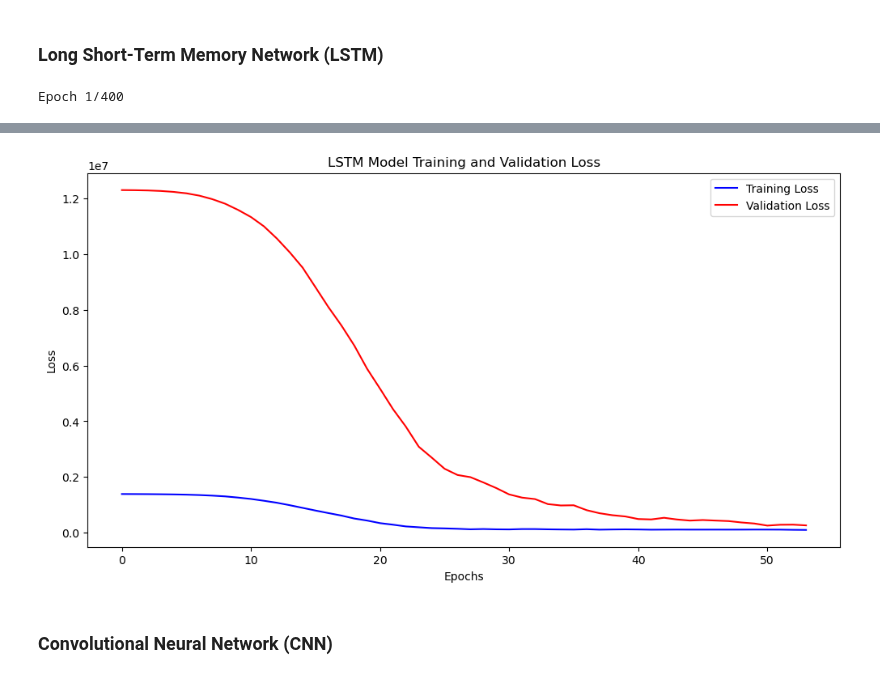
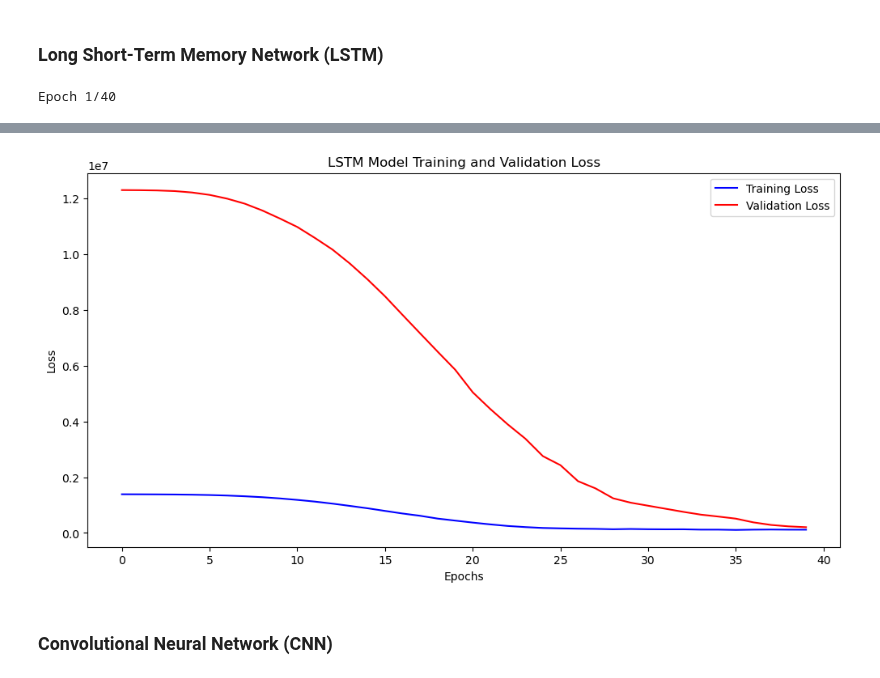
Before and after one commit to radubauzh/Quantitative_Trading_Algorithm, a Jupyter notebook: SP500_Trading_Algorithm.ipynb, the cells around one changed output, grey strips where cells are left out. Cells and saved outputs as stored; diff of their text form; code cells hidden in the pictures.

```diff
--- a/SP500_Trading_Algorithm.ipynb
+++ b/SP500_Trading_Algorithm.ipynb
@@ -165,7 +175,7 @@ lstm_model.compile(optimizer='adam', loss='mean_squared_error')
 early_stop = EarlyStopping(monitor='val_loss', patience=3, restore_best_weights=True)
 
 # Train the model with early stopping
-lstm_history = lstm_model.fit(X_train_lstm, y_train_lstm_prepared, epochs=400, batch_size=32, validation_split=0.2, verbose=1, callbacks=[early_stop])
+lstm_history = lstm_model.fit(X_train_lstm, y_train_lstm_prepared, epochs=40, batch_size=32, validation_split=0.2, verbose=1, callbacks=[early_stop])
 
 # Evaluate the model on the test set
 lstm_evaluation = lstm_model.evaluate(X_test_lstm, y_test_lstm_prepared)
@@ -186,4 +196,4 @@ plt.ylabel('Loss')
 plt.legend()
 plt.show()
 # %% [output]
-Epoch 1/400
+Epoch 1/40
@@ -205,6 +215,6 @@ LSTM Model Test Loss: 73479.03125
 12/12 ━━━━━━━━━━━━━━━━━━━━ 0s 6ms/step
 LSTM Model Training and Evaluation Complete.
-[figure, old version]
+[figure, new version]
 # %% [markdown]
 ### Convolutional Neural Network (CNN)
 # %%
```
Also changed, not shown: parts of 20 cells of this notebook.
